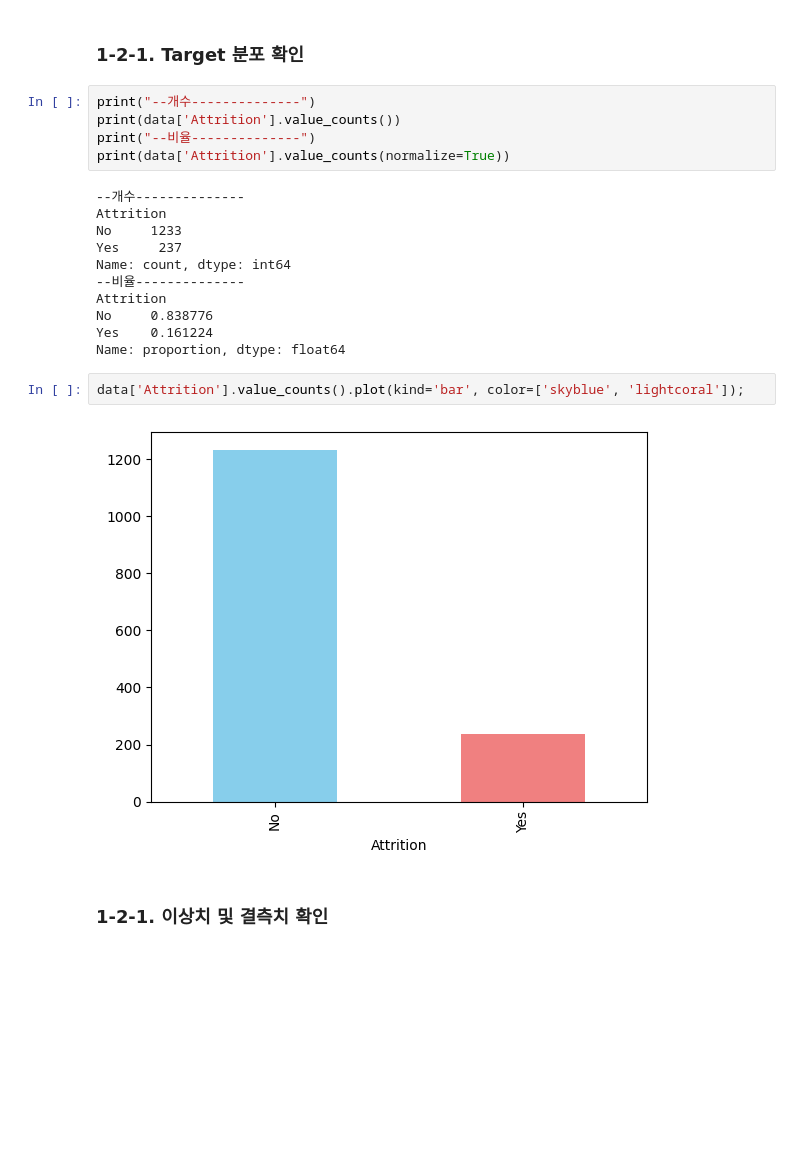
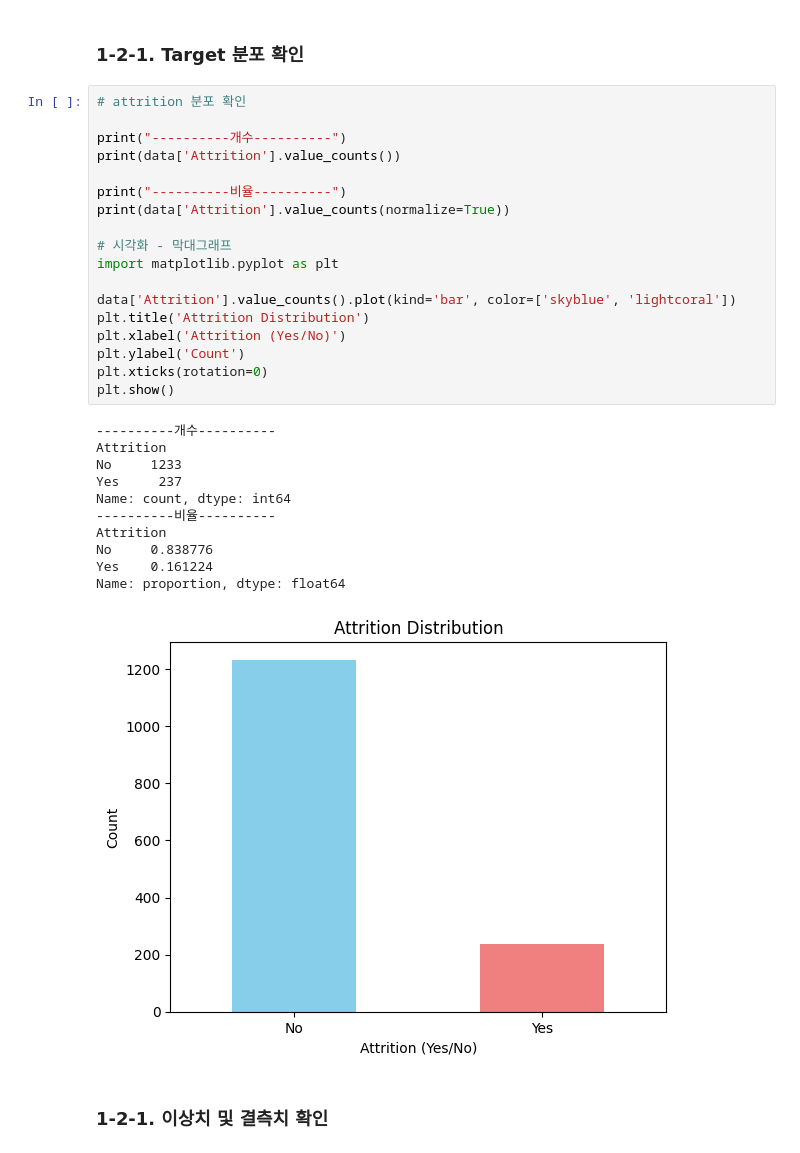
Before and after one commit to SKNETWORKS-FAMILY-AICAMP/SKN06-2nd-7Team, a Jupyter notebook: Code/IBM_attrition_MachineLearning.ipynb, the cells around one changed output. Saved outputs shown, nothing was run; the diff lists cells and outputs as text; blank space fills up the shorter version.

```diff
--- a/Code/IBM_attrition_MachineLearning.ipynb
+++ b/Code/IBM_attrition_MachineLearning.ipynb
@@ -79,24 +83,34 @@ memory usage: 471.0+ KB
 # %% [markdown]
 ### 1-2-1. Target 분포 확인
 # %%
-print("--개수--------------")
+# attrition 분포 확인
+
+print("----------개수----------")
 print(data['Attrition'].value_counts())
-print("--비율--------------")
+
+print("----------비율----------")
 print(data['Attrition'].value_counts(normalize=True))
+
+# 시각화 - 막대그래프
+import matplotlib.pyplot as plt
+
+data['Attrition'].value_counts().plot(kind='bar', color=['skyblue', 'lightcoral'])
+plt.title('Attrition Distribution')
+plt.xlabel('Attrition (Yes/No)')
+plt.ylabel('Count')
+plt.xticks(rotation=0)
+plt.show()
 # %% [output]
---개수--------------
+----------개수----------
 Attrition
 No     1233
 Yes     237
 Name: count, dtype: int64
---비율--------------
+----------비율----------
 Attrition
 No     0.838776
 Yes    0.161224
 Name: proportion, dtype: float64
+[figure, added]
-# %%
-data['Attrition'].value_counts().plot(kind='bar', color=['skyblue', 'lightcoral']);
-# %% [output]
-[figure, removed]
 # %% [markdown]
 ### 1-2-1. 이상치 및 결측치 확인
```
Also changed, not shown: parts of 46 cells of this notebook, 1 other file.
